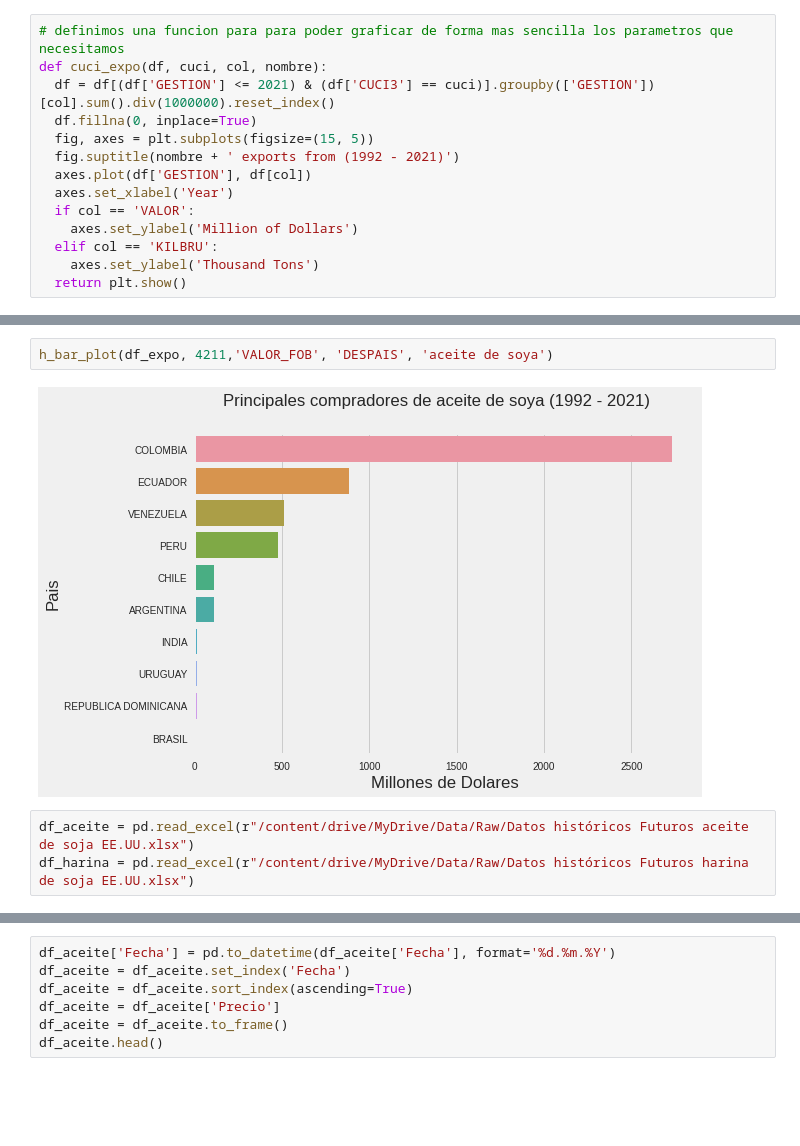
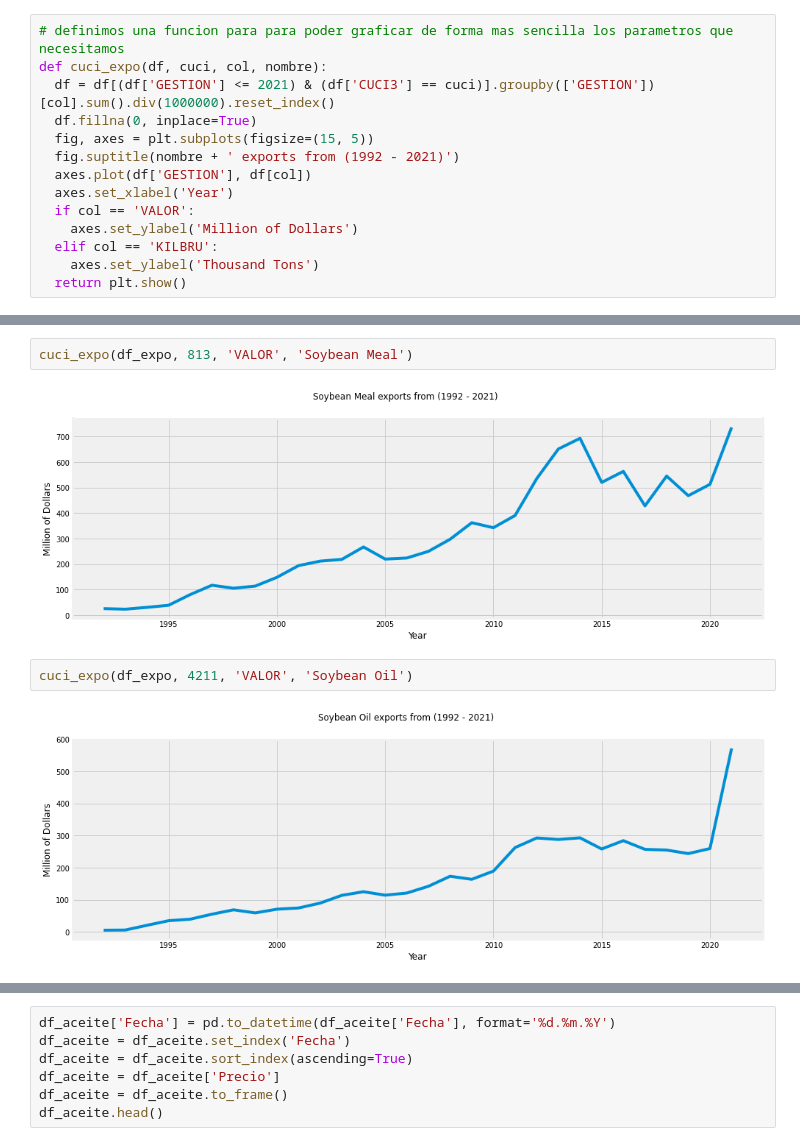
Before and after one commit to AdoxNotFound/nontraditional_exports_bolivia, a Jupyter notebook: 3. individual_analysis.ipynb, the cells around one changed output, grey strips where cells are left out. Drawn from its saved outputs; the diff is of its cells as text; blank space fills up the shorter version.

```diff
--- a/3. individual_analysis.ipynb
+++ b/3. individual_analysis.ipynb
@@ -191,7 +37,8 @@ h_bar_plot(df_expo, 813, 'VALOR_FOB', 'DESPAIS', 'torta de soya')
-# %%
-h_bar_plot(df_expo, 4211,'VALOR_FOB', 'DESPAIS', 'aceite de soya')
-# %% [output]
-[figure, removed]
-# %%
-df_aceite = pd.read_excel(r"/content/drive/MyDrive/Data/Raw/Datos históricos Futuros aceite de soja EE.UU.xlsx")
-df_harina = pd.read_excel(r"/content/drive/MyDrive/Data/Raw/Datos históricos Futuros harina de soja EE.UU.xlsx")
+# %%
+cuci_expo(df_expo, 813, 'VALOR', 'Soybean Meal')
+# %% [output]
+[figure, added]
+# %%
+cuci_expo(df_expo, 4211, 'VALOR', 'Soybean Oil')
+# %% [output]
+[figure, added]
```
Also changed, not shown: parts of 45 cells of this notebook, 31 other files.
